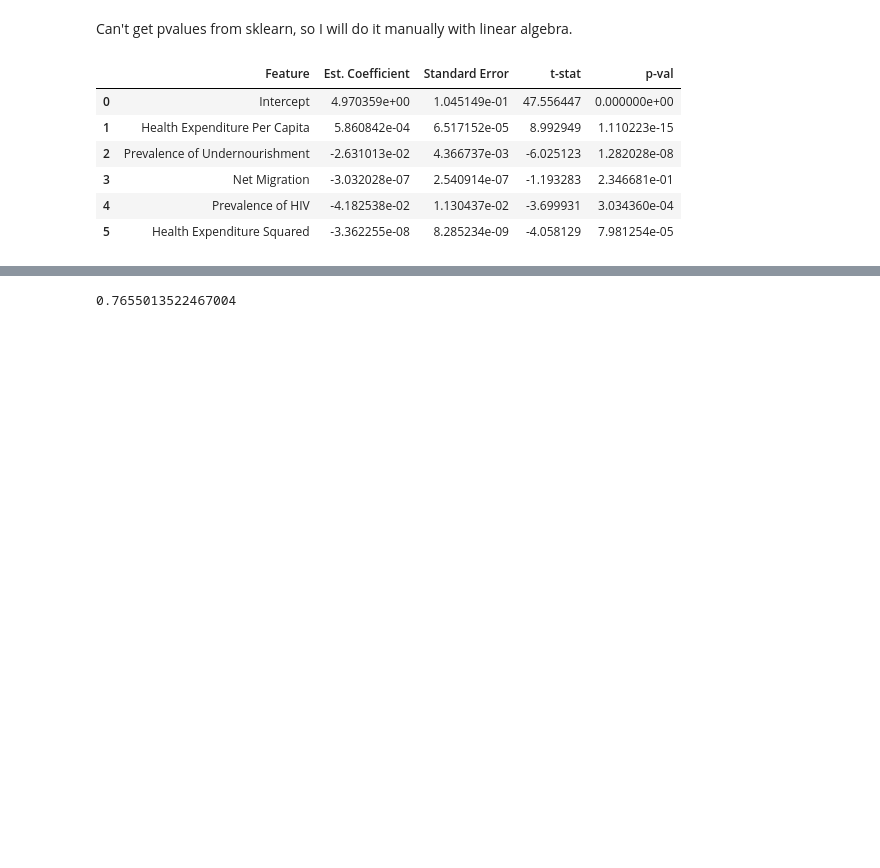
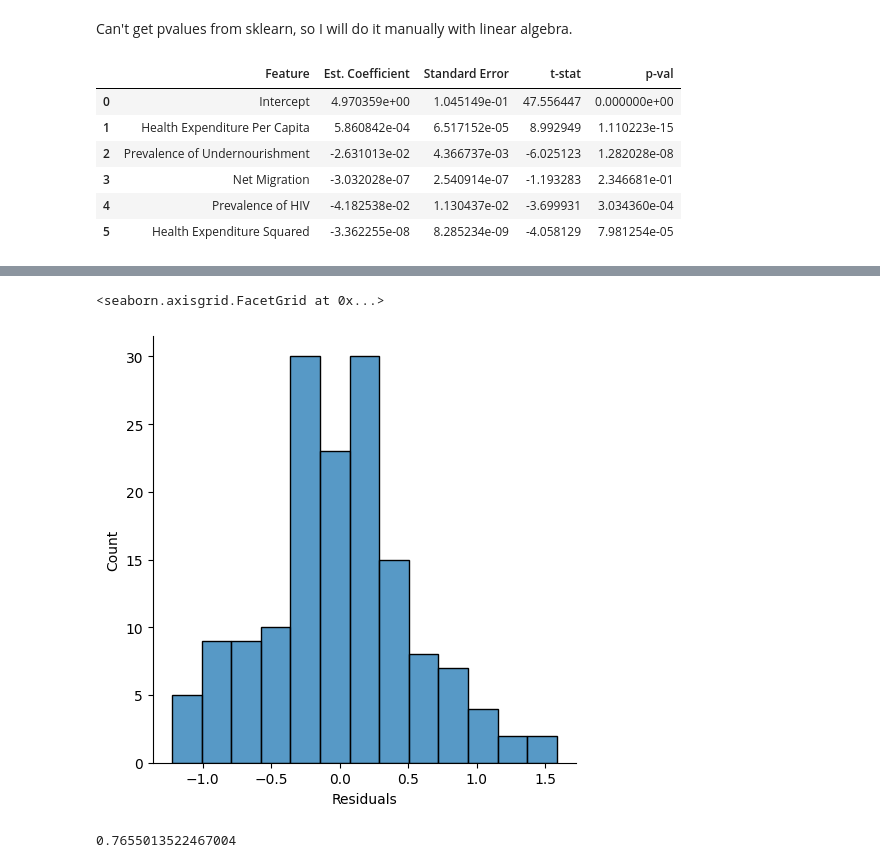
Before and after one commit to alexkato29/CS216-Happiness-Project, a Jupyter notebook: eda.ipynb, the cells around one changed output, grey strips where cells are left out. Saved outputs shown, nothing was run; the diff lists cells and outputs as text; code cells hidden in the pictures; blank space fills up the shorter version.

```diff
--- a/eda.ipynb
+++ b/eda.ipynb
@@ -184,3 +205,9 @@ t_test_results
+# %%
+# Residual Distribution
+sns.displot(x="Residuals", data=res_pred)
+# %% [output]
+<seaborn.axisgrid.FacetGrid at 0x...>
+[figure, added]
 # %%
 from sklearn.preprocessing import StandardScaler
 scaler = StandardScaler()
```
Also changed, not shown: parts of 2 cells of this notebook.
